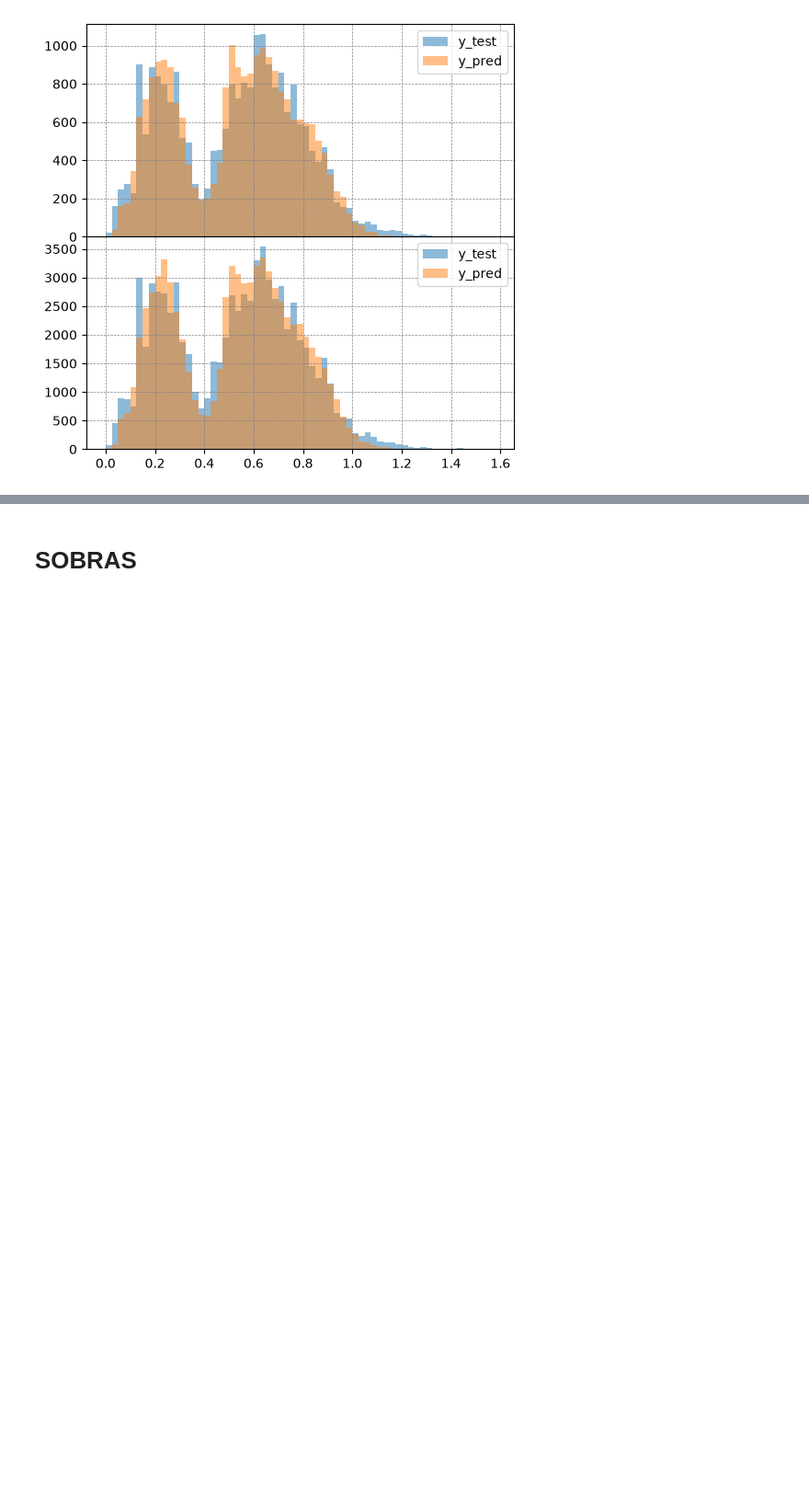
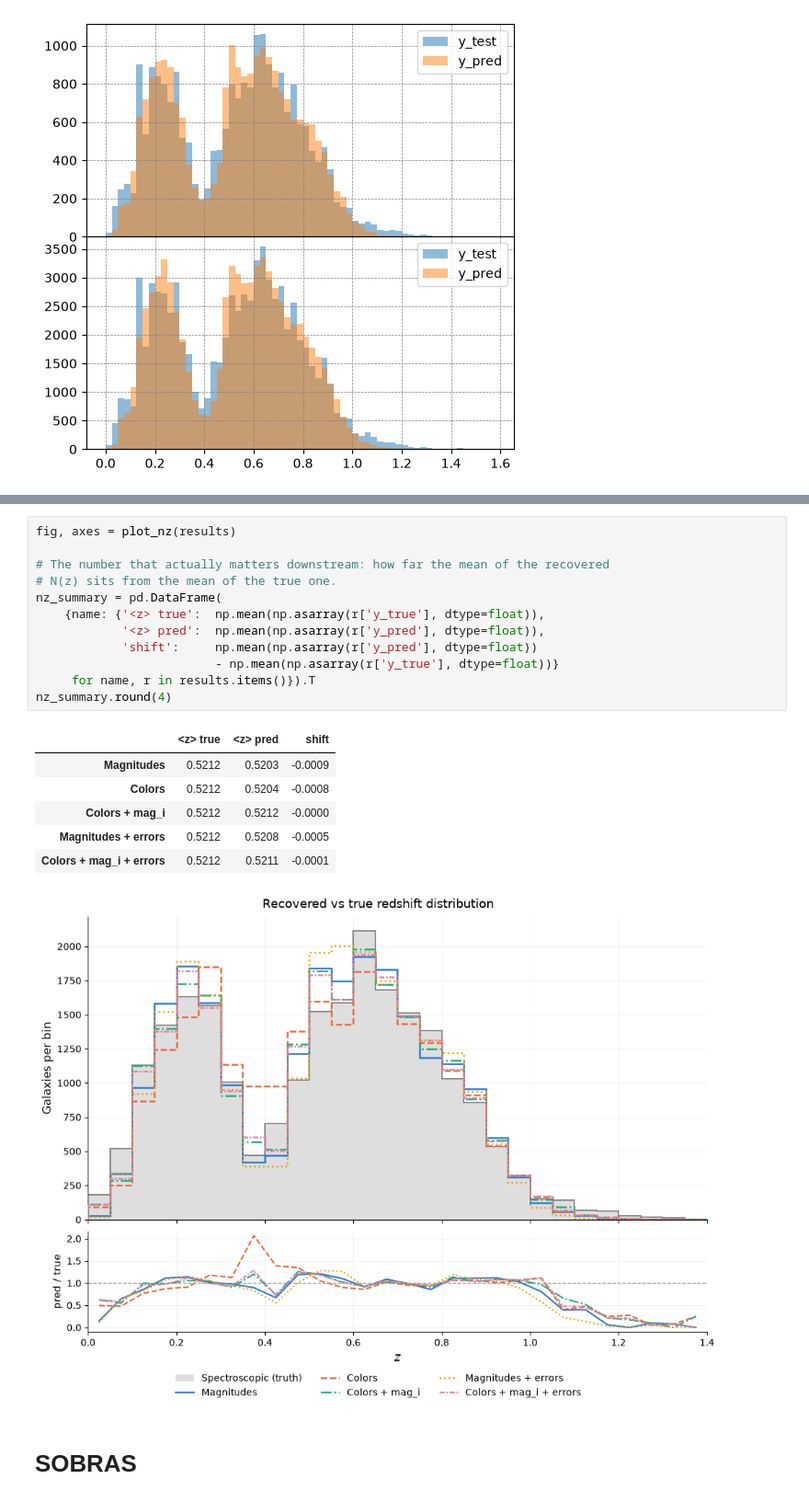
Before and after one commit to isasmatos/IA_school_CBPF_2026, a Jupyter notebook: notebooks/Aula-2/Aula-2b_PZ_est+metrics.ipynb, the cells around one changed output, grey strips where cells are left out. Shown at 92% size. Drawn from its saved outputs; the diff is of its cells as text; blank space fills up the shorter version.

```diff
--- a/notebooks/Aula-2/Aula-2b_PZ_est+metrics.ipynb
+++ b/notebooks/Aula-2/Aula-2b_PZ_est+metrics.ipynb
@@ -760,3 +1051,23 @@ ax.legend(['y_test', 'y_pred'])
+# %%
+fig, axes = plot_nz(results)
+
+# The number that actually matters downstream: how far the mean of the recovered
+# N(z) sits from the mean of the true one.
+nz_summary = pd.DataFrame(
+    {name: {'<z> true':  np.mean(np.asarray(r['y_true'], dtype=float)),
+            '<z> pred':  np.mean(np.asarray(r['y_pred'], dtype=float)),
+            'shift':     np.mean(np.asarray(r['y_pred'], dtype=float))
+                         - np.mean(np.asarray(r['y_true'], dtype=float))}
+     for name, r in results.items()}).T
+nz_summary.round(4)
+# %% [output]
+|  | <z> true | <z> pred | shift |
+| Magnitudes | 0.5212 | 0.5203 | -0.0009 |
+| Colors | 0.5212 | 0.5204 | -0.0008 |
+| Colors + mag_i | 0.5212 | 0.5212 | -0.0000 |
+| Magnitudes + errors | 0.5212 | 0.5208 | -0.0005 |
+| Colors + mag_i + errors | 0.5212 | 0.5211 | -0.0001 |
+[figure, added]
 # %% [markdown]
 # SOBRAS
 # %% [markdown]
```
Also changed, not shown: parts of 7 cells of this notebook.
